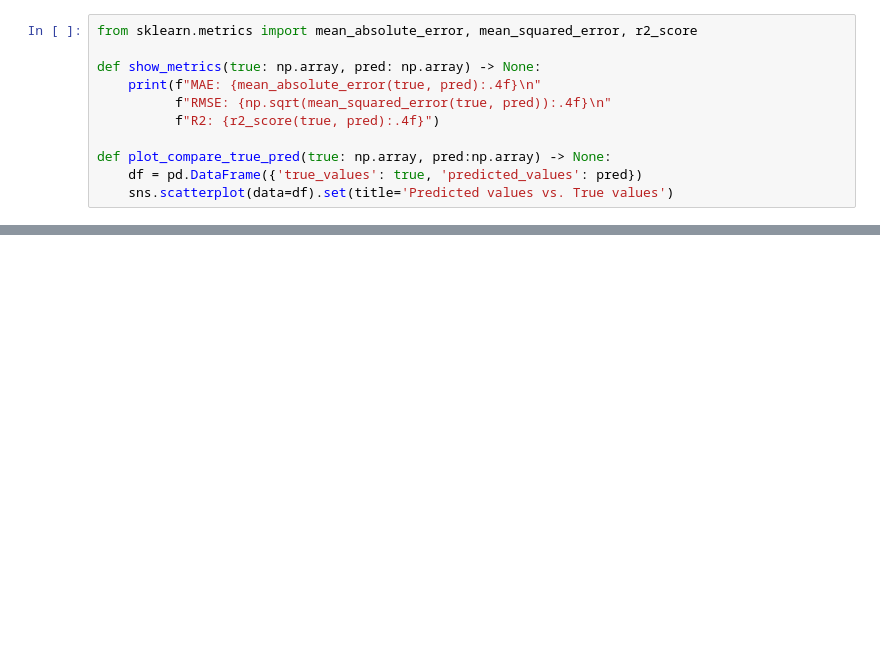
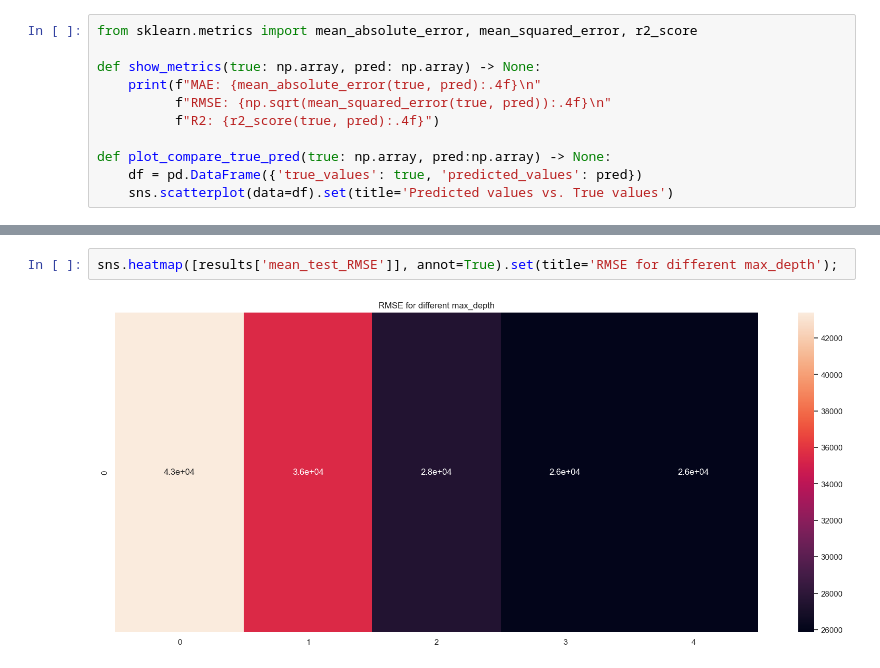
Before and after one commit to Piotr45/cars_price_prediction, a Jupyter notebook: car_price_prediction.ipynb, the cells around one changed output, grey strips where cells are left out. Drawn from its saved outputs; the diff is of its cells as text; blank space fills up the shorter version.

```diff
--- a/car_price_prediction.ipynb
+++ b/car_price_prediction.ipynb
@@ -521,0 +318,4 @@ plot_compare_true_pred(y_test, y_pred)
+# %%
+sns.heatmap([results['mean_test_RMSE']], annot=True).set(title='RMSE for different max_depth');
+# %% [output]
+[figure, added]
```
Also changed, not shown: parts of 61 cells of this notebook.
